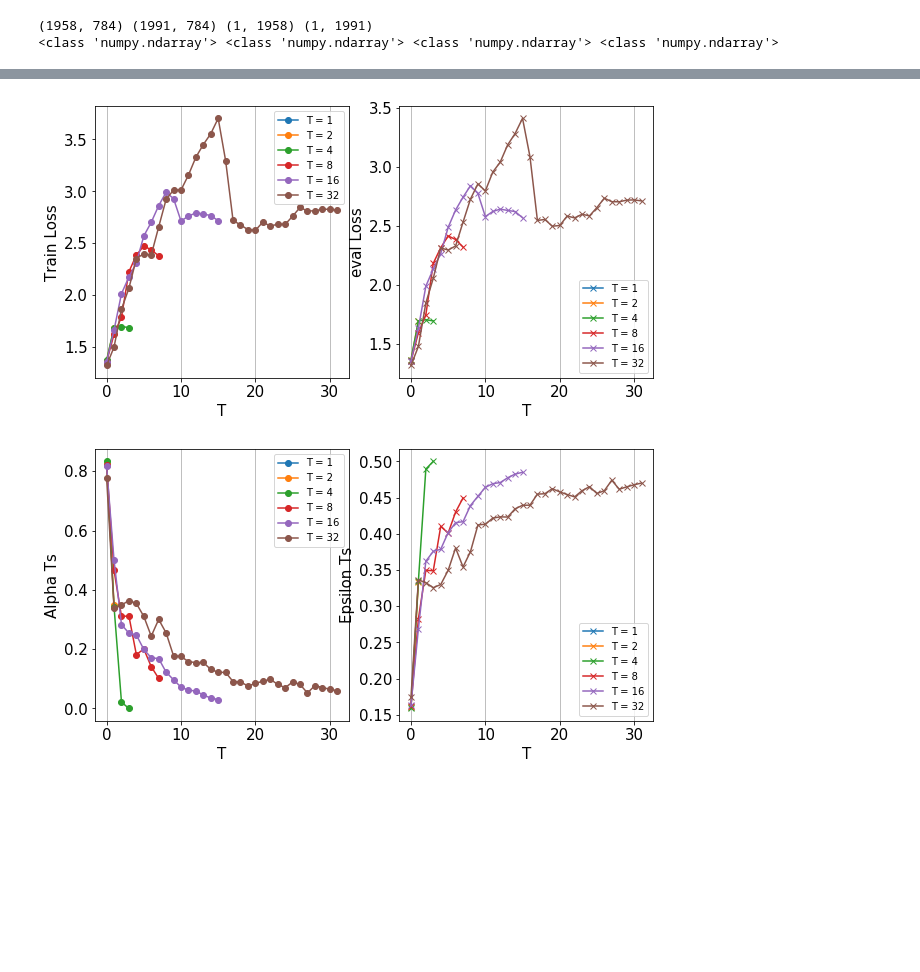
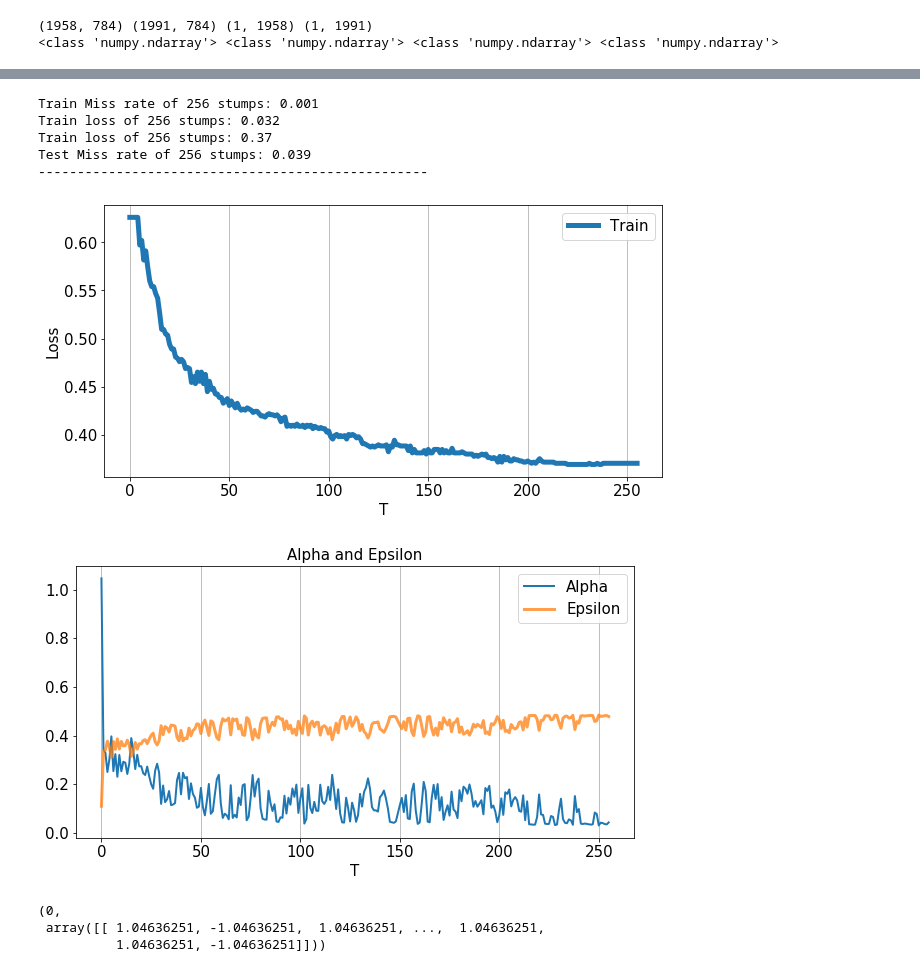
Before and after one commit to adithya8/CSE512-ML-SBU, a Jupyter notebook: hw5/Solutions/adaboost_release.ipynb, the cells around one changed output, grey strips where cells are left out. Cells and saved outputs as stored; diff of their text form; code cells hidden in the pictures; blank space fills up the shorter version.

```diff
--- a/hw5/Solutions/adaboost_release.ipynb
+++ b/hw5/Solutions/adaboost_release.ipynb
@@ -212,39 +200,53 @@ Test Miss rate of 32 stumps: 0.137
+# %%
+ypred, ypred_agg = clf.predict(Xtrain)
+print (f"Train Miss rate of {2**learners} stumps: {np.around(miss_rate(ytrain, ypred), 3)}")
+print (f"Train loss of {2**learners} stumps: {np.around(clf.loss(ytrain, ypred_agg), 3)}")
+print (f"Train loss of {2**learners} stumps: {np.around(clf.loss(ytrain, ypred), 3)}")
+ypred, ypred_agg = clf.predict(Xtest)
+print (f"Test Miss rate of {2**learners} stumps: {np.around(miss_rate(ytest, ypred), 3)}")
+print ("--------------------------------------------------")
+# %% [output]
+Train Miss rate of 256 stumps: 0.001
+Train loss of 256 stumps: 0.032
+Train loss of 256 stumps: 0.37
+Test Miss rate of 256 stumps: 0.039
+--------------------------------------------------
 # %%
-fig, axs = plt.subplots(1, 2, figsize=(10, 5))
+fig, axs = plt.subplots(1, 1, figsize=(10, 5))
 
-for t in range(6):
-    axs[0].plot(np.arange(2**t), np.array(train_losses[t])[:, 1], label=f"T = {2**t}", marker="o")
-    axs[1].plot(np.arange(2**t), np.array(eval_losses[t])[:, 1], label=f"T = {2**t}", marker="x")
+t = 8
+axs.plot(np.arange(2**t), np.array(train_losses[0])[:, 1], label=f"Train", linewidth=5)
+#axs.plot(np.arange(2**t), np.array(eval_losses[0])[:, 1], label=f"Test", marker="x")
 
-axs[0].set_ylabel("Train Loss", fontsize=15)
-axs[1].set_ylabel("eval Loss", fontsize=15)
-
-for i in range(2):
-    axs[i].set_xlabel("T", fontsize=15)
-    axs[i].tick_params(axis='both', which='major', labelsize=15)
-    axs[i].grid(axis="x")
-    axs[i].legend()
+axs.set_ylabel("Loss", fontsize=15)
+axs.set_xlabel("T", fontsize=15)
+axs.tick_params(axis='both', which='major', labelsize=15)
+axs.grid(axis="x")
+axs.legend(fontsize=15)
 
 plt.show()
 # %% [output]
-[figure, old version]
+[figure, new version]
 # %%
 
-fig, axs = plt.subplots(1, 2, figsize=(10, 5))
-for t in range(6):
-    axs[0].plot(np.arange(2**t), np.array(alpha_ts[t])[:, 1], label=f"T = {2**t}", marker="o")
-    axs[1].plot(np.arange(2**t), np.array(epsilon_ts[t])[:, 1], label=f"T = {2**t}", marker="x")
+fig, axs = plt.subplots(1, 1, figsize=(10, 5))
+t = 8
+axs.plot(np.arange(2**t), np.array(alpha_ts[0])[:, 1], label=f"Alpha", linewidth=2)
+axs.plot(np.arange(2**t), np.array(epsilon_ts[0])[:, 1], label=f"Epsilon", linewidth=3, alpha=0.75)
 
-axs[0].set_ylabel("Alpha Ts", fontsize=15)
-axs[1].set_ylabel("Epsilon Ts", fontsize=15)
-
-for i in range(2):
-    axs[i].set_xlabel("T", fontsize=15)
-    axs[i].tick_params(axis='both', which='major', labelsize=15)
-    axs[i].grid(axis="x")
-    axs[i].legend()
+axs.set_xlabel("T", fontsize=15)
+axs.set_title("Alpha and Epsilon", fontsize=15)
+axs.tick_params(axis='both', which='major', labelsize=15)
+axs.grid(axis="x")
+axs.legend(fontsize=15)
 
 plt.show()
 # %% [output]
-[figure, old version]
+[figure, new version]
+# %%
+train_pred_aggs[0][0]
+# %% [output]
+(0,
+ array([[ 1.04636251, -1.04636251,  1.04636251, ...,  1.04636251,
+          1.04636251, -1.04636251]]))
 # %%
```
Also changed, not shown: parts of 11 cells of this notebook, 9 other files.
